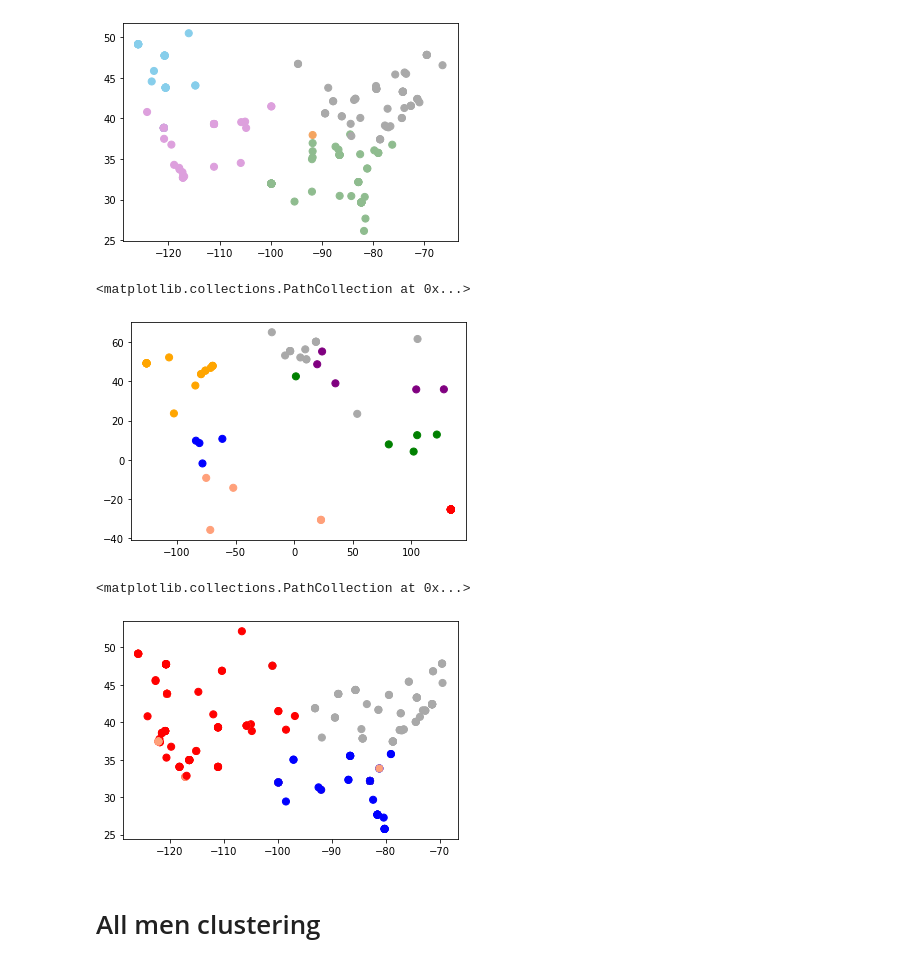
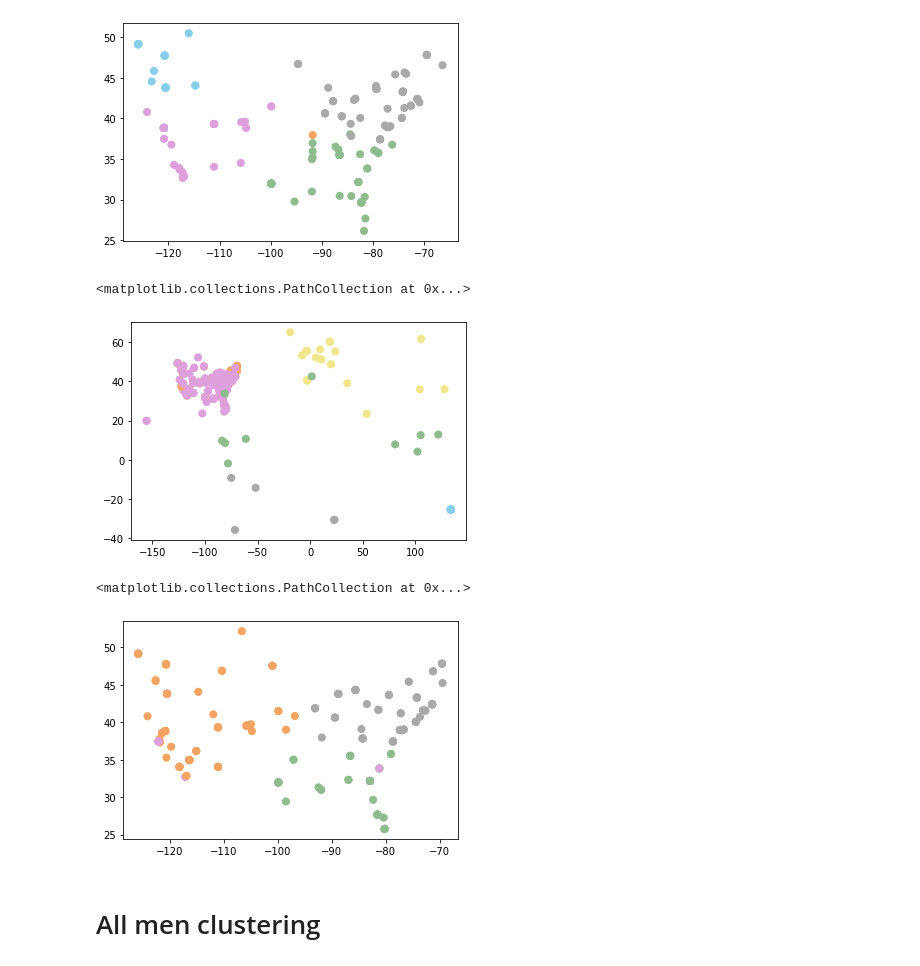
Before and after one commit to allisontao/crossfit-games-analysis, a Jupyter notebook: clustering.ipynb, the cells around one changed output. Saved outputs shown, nothing was run; the diff lists cells and outputs as text; code cells hidden in the pictures.

```diff
--- a/clustering.ipynb
+++ b/clustering.ipynb
@@ -136,37 +136,37 @@ plt.scatter(x=df_women_us['longitude'],y=df_women_us['latitude'],c=color_theme[c
 <matplotlib.collections.PathCollection at 0x...>
 [figure]
 # %%
-# location men other
-df_men_other = no_us.loc[:,['rank','latitude','longitude']]
+# location men: All
+df_men_all = men.loc[:,['rank','latitude','longitude']]
 
-X_m_other = scale(df_men_other)
+X_m_all = scale(df_men_all)
 
 
-num_clusters = 7
+num_clusters = 6
 
 
-color_theme = np.array(['darkgray','lightsalmon', 'blue', 'red', 'green', 'orange', 'purple', 'black', 'brown', 'pink', 'lightblue', 'lightgreen', 'teal'])
+color_theme = np.array(['darkgray','plum', 'darkseagreen', 'sandybrown', 'skyblue', 'khaki', 'mediumpurple', 'black', 'brown', 'pink', 'lightblue', 'lightgreen', 'teal'])
 
 clustering = KMeans(n_clusters=num_clusters, random_state=3)
 
-clustering.fit(X_m_other)
+clustering.fit(X_m_all)
 
 
 
-df_men_other['cluster_label'] = kmeans.fit_predict(df_men_other[df_men_other.columns[1:3]])
+df_men_all['cluster_label'] = kmeans.fit_predict(df_men_all[df_men_all.columns[1:3]])
 
 centers = kmeans.cluster_centers_ # Coordinates of cluster centers.
 
-labels = kmeans.predict(df_men_other[df_men_other.columns[1:3]]) # Labels of each point
+labels = kmeans.predict(df_men_all[df_men_all.columns[1:3]]) # Labels of each point
 
-df_men_other.head(10)
+df_men_all.head(10)
 
 
 
-plt.scatter(x=df_men_other['longitude'],y=df_men_other['latitude'],c=color_theme[clustering.labels_],s=50)
+plt.scatter(x=df_men_all['longitude'],y=df_men_all['latitude'],c=color_theme[clustering.labels_],s=50)
 # %% [output]
 <matplotlib.collections.PathCollection at 0x...>
-[figure, old version]
+[figure, new version]
 # %%
 # location men us
 mask = (df_men['longitude'] >= -135) & (df_men['longitude'] <= -60) & (df_men['latitude'] >= 25) & (df_men['latitude'] <= 60) #& (df_women['age'] <= 34) & (df_women['rank'] <= 50)
@@ -180,7 +180,7 @@ num_clusters = 4
 
 
 
-color_theme = np.array(['darkgray','lightsalmon', 'blue', 'red', 'green', 'orange', 'purple', 'black', 'brown', 'pink', 'lightblue', 'lightgreen', 'teal'])
+color_theme = np.array(['darkgray','plum', 'darkseagreen', 'sandybrown', 'skyblue', 'khaki', 'mediumpurple', 'black', 'brown', 'pink', 'lightblue', 'lightgreen', 'teal'])
 clustering = KMeans(n_clusters=num_clusters, random_state=5)
 clustering.fit(X_m_us)
 
@@ -196,7 +196,7 @@ df_men_us.head(10)
 plt.scatter(x=df_men_us['longitude'],y=df_men_us['latitude'],c=color_theme[clustering.labels_],s=50)
 # %% [output]
 <matplotlib.collections.PathCollection at 0x...>
-[figure, old version]
+[figure, new version]
 # %% [markdown]
 # All men clustering
 # %%
```
